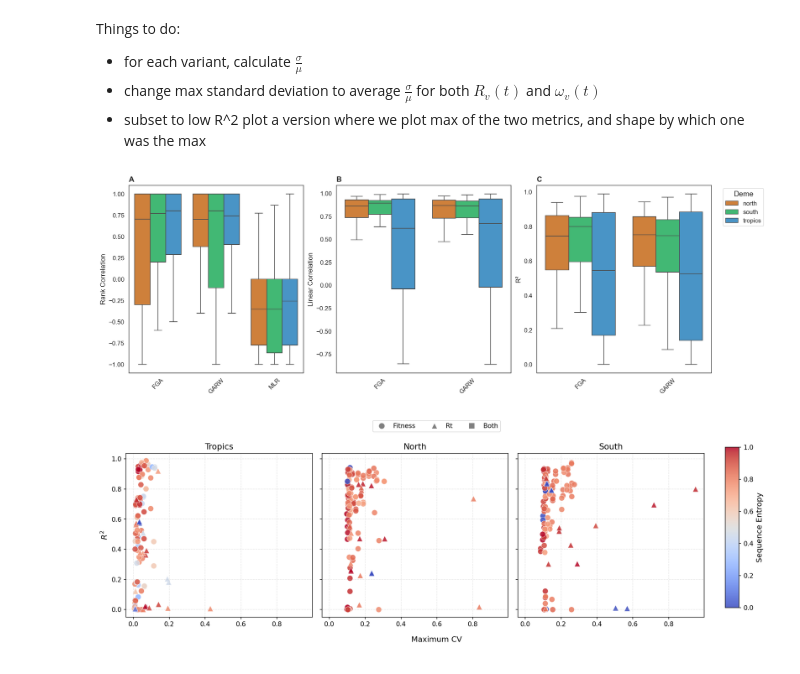
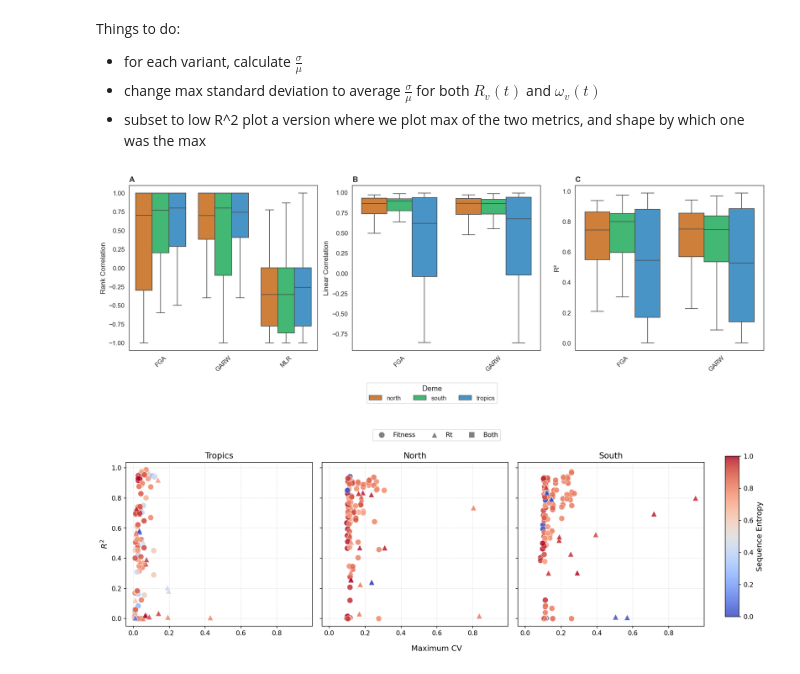
Before and after one commit to matsengrp/antigen-forecasting, a Jupyter notebook: notebooks/fitness-corr.ipynb, the cells around one changed output. Cells and saved outputs as stored; diff of their text form; code cells hidden in the pictures.

```diff
--- a/notebooks/fitness-corr.ipynb
+++ b/notebooks/fitness-corr.ipynb
@@ -855,40 +855,48 @@ axes[0].set_xlabel('')
 axes[0].set_ylabel('Rank Correlation')
 axes[0].tick_params(axis='x', rotation=45)
 axes[0].legend().set_visible(False)
 
 # Panel B: Linear correlation (pearson_corr) by model and location
 sns.boxplot(x='model', y='pearson_corr', data=correlation_scores_df.query("model != 'MLR'"), hue='location', ax=axes[1], palette=deme_palette, showfliers=False)
 axes[1].set_title('B', fontweight='bold', loc='left')
 axes[1].set_xlabel('')
 axes[1].set_ylabel('Linear Correlation')
 axes[1].tick_params(axis='x', rotation=45)
 axes[1].legend().set_visible(False)
 
 # Panel C: R-squared (r2) by model and location
 sns.boxplot(x='model', y='r2', data=correlation_scores_df.query("model != 'MLR'"), hue='location', ax=axes[2], palette=deme_palette, showfliers=False)
 axes[2].set_title('C', fontweight='bold', loc='left')
 axes[2].set_xlabel('')
 axes[2].set_ylabel('R²')
 axes[2].tick_params(axis='x', rotation=45)
+axes[2].legend().set_visible(False)
 
-# Better legend styling
-handles, labels = axes[2].get_legend_handles_labels()
-legend = plt.legend(
+# Get handles and labels for the legend
+handles, labels = axes[0].get_legend_handles_labels()
+
+# Add the legend at the bottom of the figure
+fig.legend(
     handles,
     labels,
-    bbox_to_anchor=(1.05, 1),
-    loc='upper left',
+    loc='lower center',
+    bbox_to_anchor=(0.5, -0.05),
+    ncol=3,
     title="Deme",
     frameon=True,
     framealpha=0.95,
     edgecolor='lightgray',
     title_fontsize=12
 )
 
-#plt.savefig(figs_path + "fitness_correlation.pdf", dpi=300, bbox_inches='tight')
+# Adjust the bottom margin to make room for the legend
+plt.tight_layout()
+plt.subplots_adjust(bottom=0.2)
+
+plt.savefig(figs_path + "fitness_correlation.pdf", dpi=300, bbox_inches='tight')
 plt.show()
 # %% [output]
-[figure, old version]
+[figure, new version]
 # %%
 fig, axes = plt.subplots(1, 3, figsize=(15, 5), sharey=True, sharex=True)
 locations = ['tropics', 'north', 'south']
```
Also changed, not shown: parts of 1 cell of this notebook.
